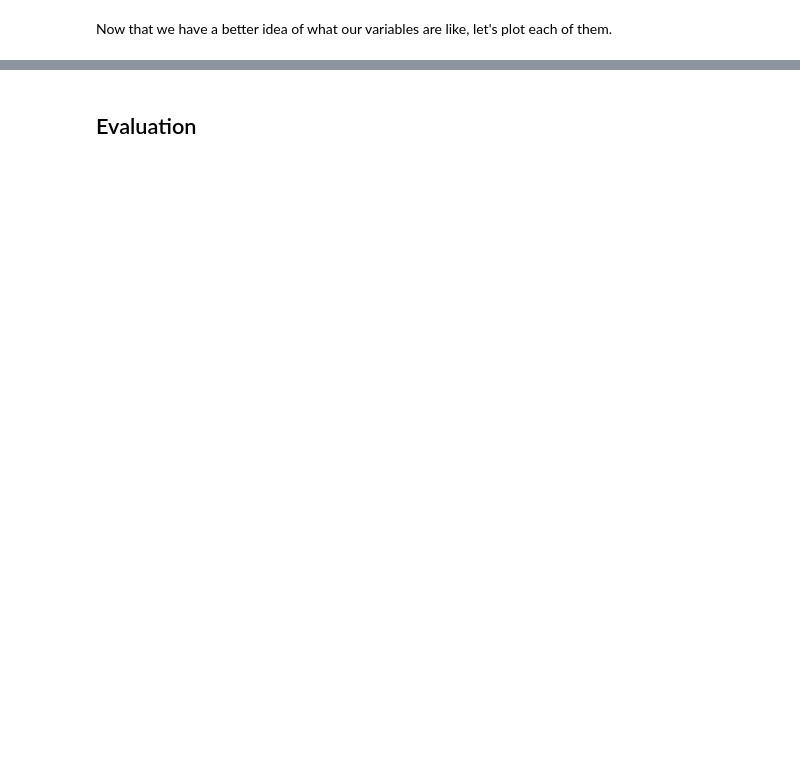
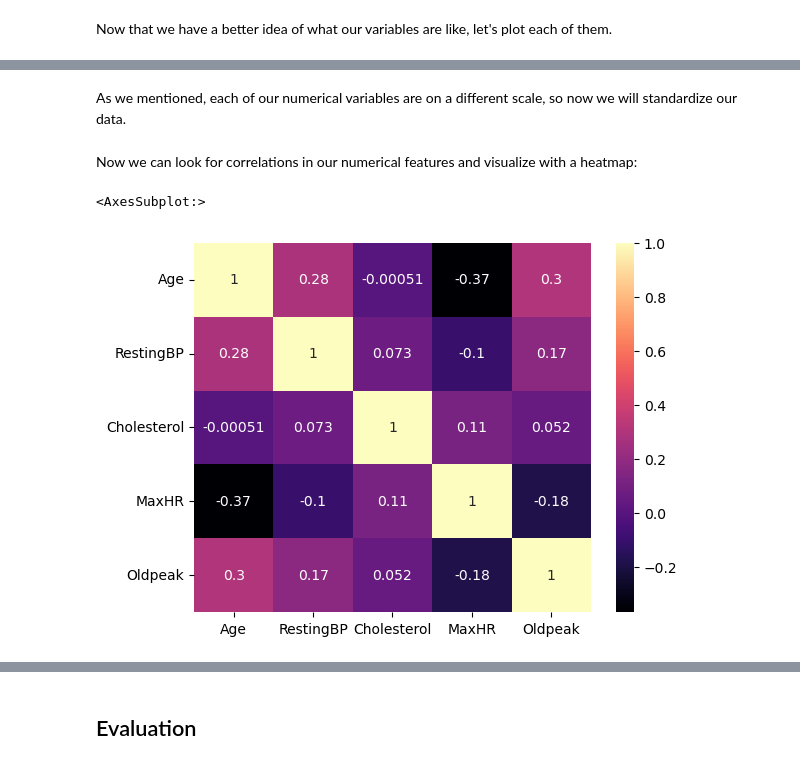
Before and after one commit to bronteee/machine-learning-projects, a Jupyter notebook: mlprojects/project3/project3.ipynb, the cells around one changed output, grey strips where cells are left out. Cells and saved outputs as stored; diff of their text form; code cells hidden in the pictures; blank space fills up the shorter version.

```diff
--- a/mlprojects/project3/project3.ipynb
+++ b/mlprojects/project3/project3.ipynb
@@ -101,0 +113,2 @@ plt.tight_layout()
+# %% [markdown]
+As we mentioned, each of our numerical variables are on a different scale, so now we will standardize our data.
@@ -102,3 +119,13 @@ plt.tight_layout()
+# %% [markdown]
+Now we can look for correlations in our numerical features and visualize with a heatmap:
+# %%
+# Compute correlation confusion matrix of numerical columns with Spearman correlation
+corr_matrix = train_data[NUMERICAL_COLS].corr(method='spearman')
+# Plot correlation confusion matrix with heatmap
+sns.heatmap(corr_matrix, cmap='magma', annot=True)
+# %% [output]
+<AxesSubplot:>
+[figure, added]
 # %%
 # Plot bar charts of categorical columns against target
 fig, axes = plt.subplots(2, 3, figsize=(15, 10))
```
Also changed, not shown: parts of 38 cells of this notebook, 14 other files.
